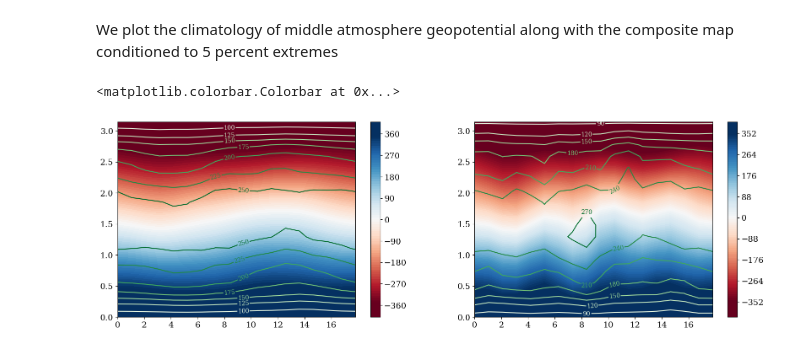
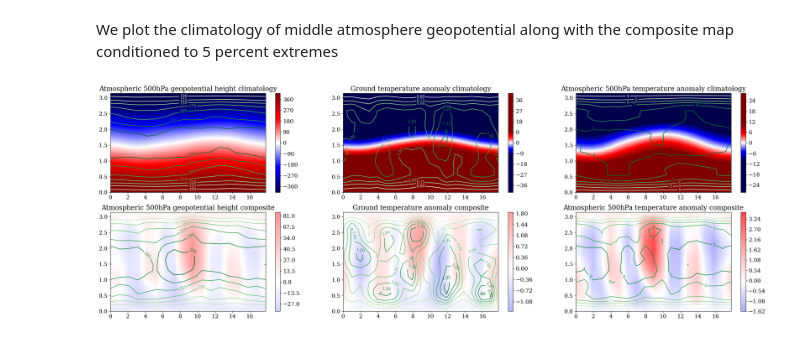
Before and after one commit to georgemilosh/qgs, a Jupyter notebook: rareevents/rare_statistics.ipynb, the cells around one changed output. Drawn from its saved outputs; the diff is of its cells as text; code cells hidden in the pictures.

Commit message:
Added baroclinic stream function

```diff
--- a/rareevents/rare_statistics.ipynb
+++ b/rareevents/rare_statistics.ipynb
@@ -217,14 +219,16 @@ Below we compute the 14 day extremes
 # %%
-def ComputeTimeAverage(series,T=14,tau=0, percent=5, threshold=None):
+def ComputeTimeAverage(series,T=14*18,tau=0, percent=5, threshold=None):
         '''
         Computes running mean from time series
         '''
+        print(f'{T = }')
         convseq = np.ones(T)/T
         A=np.convolve(series,  convseq, mode='valid')
         if threshold is None:
             threshold = np.sort(A)[np.ceil(A.shape[0]*(1-percent/100)).astype('int')]
         list_extremes = list(A >= threshold)
+        print(f'{len(list_extremes) = }')
         return A, threshold, list_extremes, convseq
 A, threshold, list_extremes, convseq = ComputeTimeAverage(instanteneous)
-print(f'{threshold = }')
+print(f'{threshold = }, {np.sum(list_extremes)/len(list_extremes) = }')
 # %% [output]
@@ -232,22 +240,33 @@ threshold = 1.8793546306861968
+# %%
+psi = MiddleAtmosphericStreamfunctionDiagnostic(model_parameters, geopotential=True)
+groundT = GroundTemperatureDiagnostic(model_parameters, True)
+from qgs.diagnostics.temperatures import MiddleAtmosphericTemperatureDiagnostic
+MiddleT = MiddleAtmosphericTemperatureDiagnostic(model_parameters, True)
+
+for field in [psi,groundT,MiddleT]:
+    field.set_data(reference_time, reference_traj)
+    field.climatology = np.mean(field.diagnostic,0)
+    field.std = np.std(field.diagnostic,0)
+    field.anomaly = field.diagnostic - field.climatology
+    field.extmean = np.mean(field.anomaly[np.where(np.array(list_extremes) == True)[0],...],0)
+    field.extstd = np.std(field.anomaly[np.where(np.array(list_extremes) == True)[0],...],0)
 # %% [markdown]
 We plot the climatology of middle atmosphere geopotential along with the composite map conditioned to 5 percent extremes
 # %%
-psi = MiddleAtmosphericStreamfunctionDiagnostic(model_parameters, geopotential=True)
-psi.set_data(reference_time, reference_traj)
-psi.climatology = np.mean(psi.diagnostic,0)
-psi.std = np.std(psi.diagnostic,0)
-fig, axs = plt.subplots(nrows=1, ncols=2, figsize=(20,6),constrained_layout=False)
-cs0 = axs[0].contourf(psi._X, psi._Y, psi.climatology, cmap="RdBu", levels=100, vmin=-350, vmax=350)
-cs1 = axs[0].contour(psi._X, psi._Y, psi.std, cmap="Greens")
-axs[0].clabel(cs1, inline=True, fontsize=10)
-fig.colorbar(cs0, ax=axs[0])
+fig, axs = plt.subplots(nrows=2, ncols=3, figsize=(30,10),constrained_layout=False)
 
-psi.extmean = np.mean(psi.diagnostic[np.where(np.array(list_extremes) == True)[0],...],0)
-psi.extstd = np.std(psi.diagnostic[np.where(np.array(list_extremes) == True)[0],...],0)
-cs0 = axs[1].contourf(psi._X, psi._Y, psi.extmean, cmap="RdBu", levels=100, vmin=-350, vmax=350)
-cs1 = axs[1].contour(psi._X, psi._Y, psi.extstd, cmap="Greens")
-axs[1].clabel(cs1, inline=True, fontsize=10)
-fig.colorbar(cs0, ax=axs[1])
+
+for iter, field_margin, field in zip(range(3),[400,10,10],[psi,groundT,MiddleT]):
+    cs0 = axs[0,iter].contourf(field._X, field._Y, field.climatology, cmap="seismic", levels=100, vmin=-field_margin, vmax=field_margin)
+    cs1 = axs[0,iter].contour(field._X, field._Y, field.std, cmap="Greens")
+    axs[0,iter].clabel(cs1, inline=True, fontsize=10)
+    fig.colorbar(cs0, ax=axs[0,iter])
+    axs[0,iter].set_title(field._plot_title+' climatology')
+
+    cs0 = axs[1,iter].contourf(field._X, field._Y, field.extmean, cmap="seismic", levels=100, vmin=-field_margin, vmax=field_margin)
+    cs1 = axs[1,iter].contour(field._X, field._Y, field.extstd, cmap="Greens")
+    axs[1,iter].clabel(cs1, inline=True, fontsize=10)
+    fig.colorbar(cs0, ax=axs[1,iter])
+    axs[1,iter].set_title(field._plot_title+' composite')
 # %% [output]
-<matplotlib.colorbar.Colorbar at 0x...>
-[figure, old version]
+[figure, new version]
```
Also changed, not shown: parts of 12 cells of this notebook.
